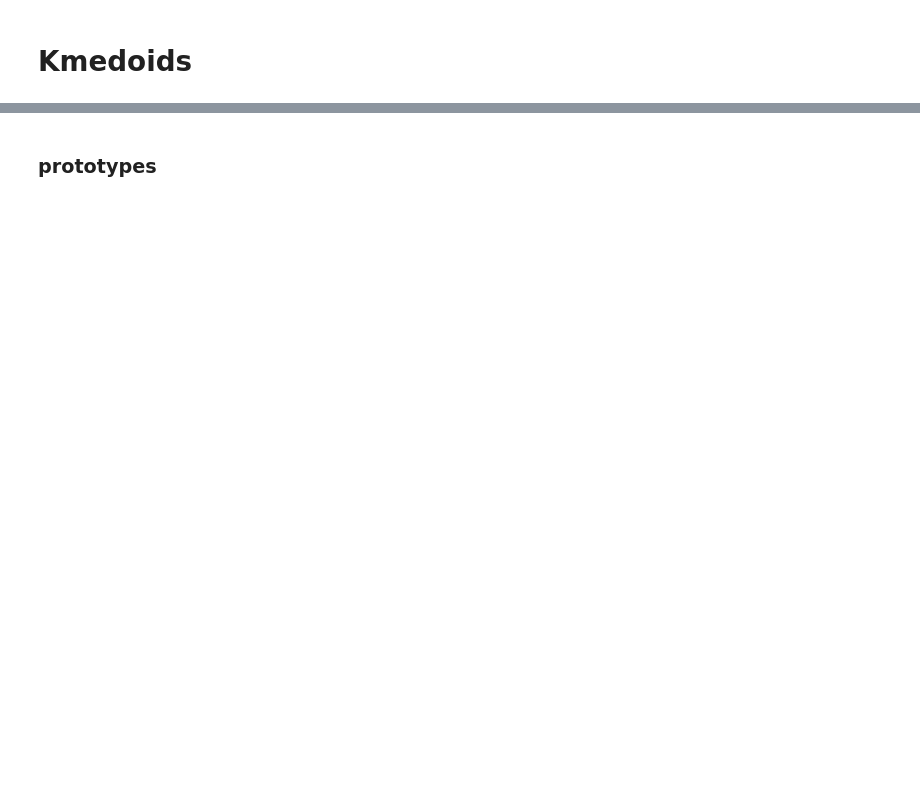
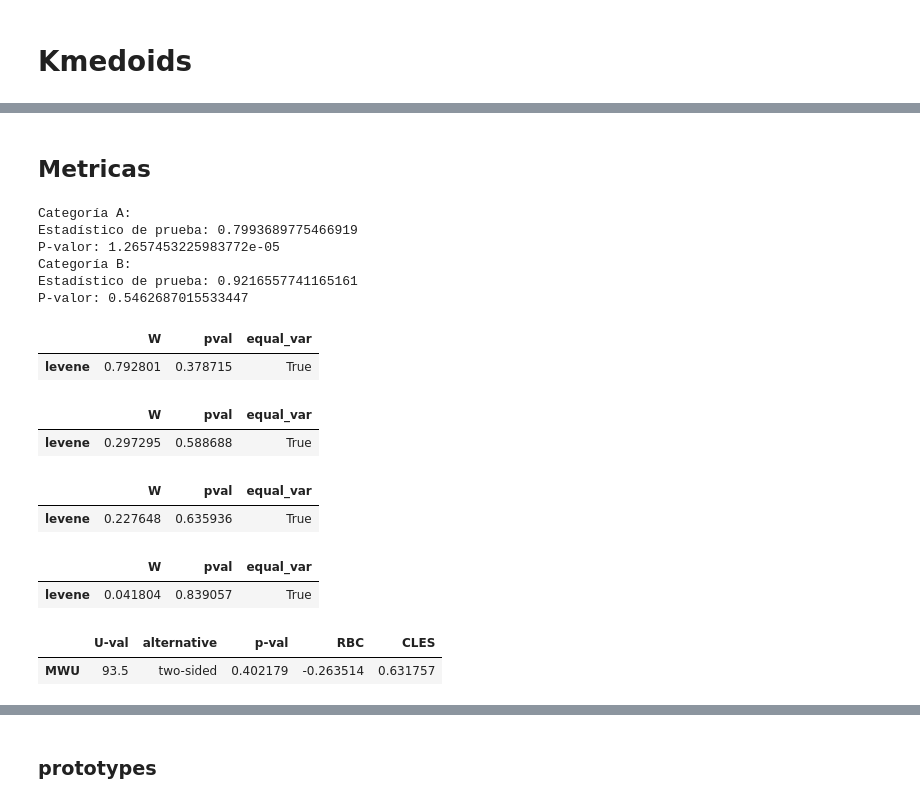
Before and after one commit to jsebastianquiroga/tesis_mapeo_distribucion, a Jupyter notebook: Final/prueba.ipynb, the cells around one changed output, grey strips where cells are left out. Saved outputs shown, nothing was run; the diff lists cells and outputs as text; code cells hidden in the pictures; blank space fills up the shorter version.

```diff
--- a/Final/prueba.ipynb
+++ b/Final/prueba.ipynb
@@ -585,3 +648,81 @@ Cluster 3 is empty! self.labels_[self.medoid_indices_[3]] may not be labeled wit
 frontera.plot_frontera_2D(2,3)
 # %% [output]
 [interactive output not drawn]
+# %% [markdown]
+## Metricas
+# %%
+# Obtén todas las matrices del diccionario
+todas_las_matrices = list(frontera.dic_min_dst.values())
+
+# Combina todas las matrices en una sola matriz utilizando np.concatenate
+matriz_combinada = np.concatenate(todas_las_matrices)
+
+# Obtener los índices de las filas únicas
+matriz_combinada, indices = np.unique(matriz_combinada, axis=0, return_index=True)
+
+df_1 = pd.DataFrame(matriz_combinada, columns=['sepal length', 'sepal width','petal length','petal width'])
+df_1['muestra'] = 'Input'
+df_2 = pd.DataFrame(punto_frontera, columns=['sepal length', 'sepal width','petal length','petal width'])
+df_2['muestra'] = 'Output'
+
+# Combina los DataFrames por filas utilizando concat()
+df_combined = pd.concat([df_1, df_2])
+# %%
+## Test de Normalidad
+# Dividir los datos por categoría
+datos_cat_A = df_combined.loc[df_combined['muestra'] == 'Input', 'petal length']
+datos_cat_B = df_combined.loc[df_combined['muestra'] == 'Output', 'petal length']
+
+# Realizar la prueba de bondad de ajuste para la categoría A
+resultado_A = stats.kstest(datos_cat_A, 'norm')
+resultado_A = stats.normaltest(datos_cat_A)
+resultado_A = stats.shapiro(datos_cat_A)
+p_valor_A = resultado_A.pvalue
+print("Categoría A:")
+print(f"Estadístico de prueba: {resultado_A.statistic}")
+print(f"P-valor: {p_valor_A}")
+
+# Realizar la prueba de bondad de ajuste para la categoría B
+#resultado_B = stats.normaltest(datos_cat_B)
+### Realizar pruebas de normalidad con 30 < datos quita potencia a la prueba
+resultado_B = stats.shapiro(datos_cat_B)
+p_valor_B = resultado_B.pvalue
+print("Categoría B:")
+print(f"Estadístico de prueba: {resultado_B.statistic}")
+print(f"P-valor: {p_valor_B}")
+# %% [output]
+Categoría A:
+Estadístico de prueba: 0.7993689775466919
+P-valor: 1.2657453225983772e-05
+Categoría B:
+Estadístico de prueba: 0.9216557741165161
+P-valor: 0.5462687015533447
+# %%
+# Test de homocedasticidad
+# ==============================================================================
+pg.homoscedasticity(data=df_combined, dv='sepal length', group='muestra', method='levene')
+# %% [output]
+|  | W | pval | equal_var |
+| levene | 0.792801 | 0.378715 | True |
+# %%
+pg.homoscedasticity(data=df_combined, dv='sepal width', group='muestra', method='levene')
+# %% [output]
+|  | W | pval | equal_var |
+| levene | 0.297295 | 0.588688 | True |
+# %%
+pg.homoscedasticity(data=df_combined, dv='petal length', group='muestra', method='levene')
+# %% [output]
+|  | W | pval | equal_var |
+| levene | 0.227648 | 0.635936 | True |
+# %%
+pg.homoscedasticity(data=df_combined, dv='petal width', group='muestra', method='levene')
+# %% [output]
+|  | W | pval | equal_var |
+| levene | 0.041804 | 0.839057 | True |
+# %%
+# U-test (p-value y tamaño de efecto)
+# ==============================================================================
+pg.mwu(x=datos_cat_A, y=datos_cat_B, alternative='two-sided')
+# %% [output]
+|  | U-val | alternative | p-val | RBC | CLES |
+| MWU | 93.5 | two-sided | 0.402179 | -0.263514 | 0.631757 |
```
Also changed, not shown: parts of 30 cells of this notebook, 5 other files.
